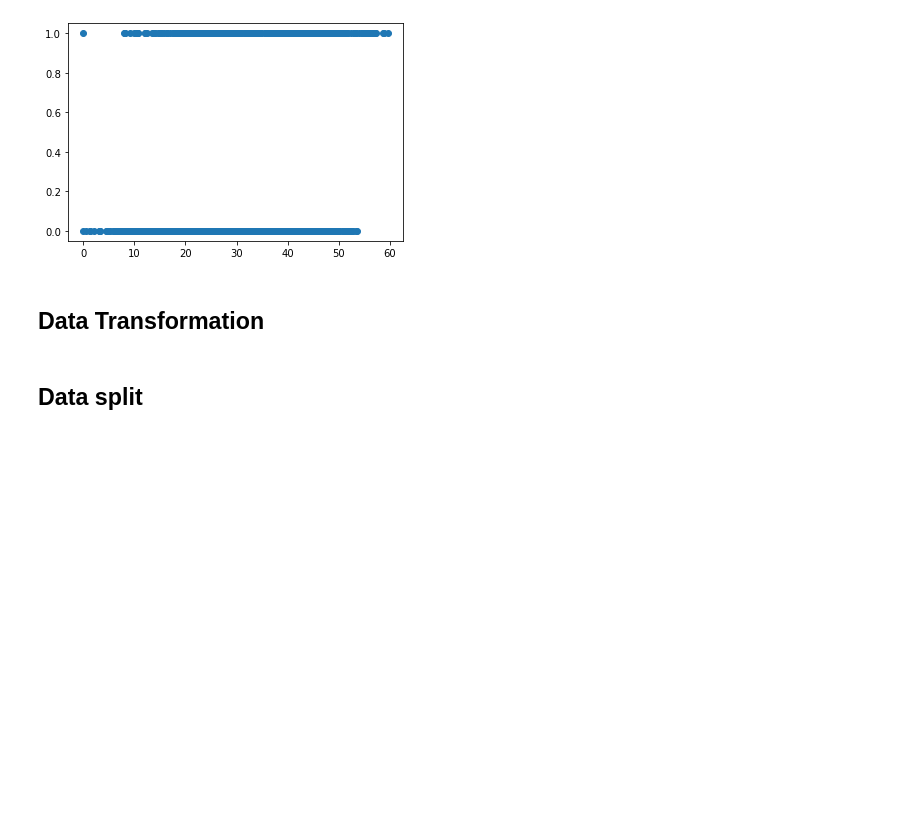
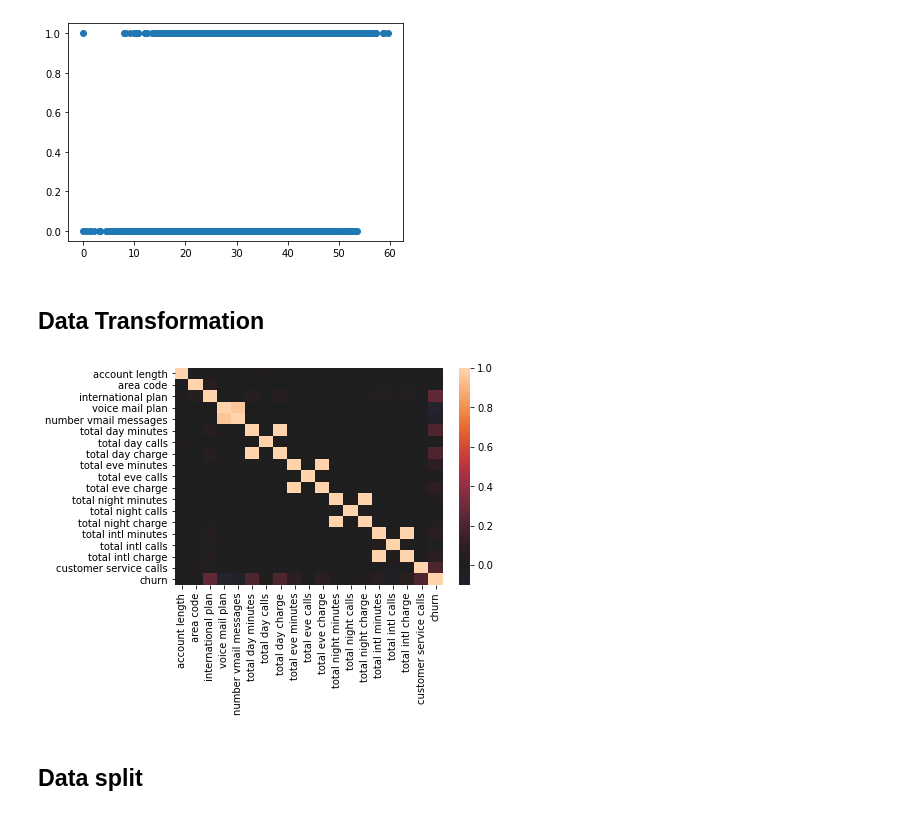
Before and after one commit to sammarder/dsc-phase-3-project, a Jupyter notebook: student.ipynb, the cells around one changed output. Cells and saved outputs as stored; diff of their text form; code cells hidden in the pictures; blank space fills up the shorter version.

```diff
--- a/student.ipynb
+++ b/student.ipynb
@@ -56,6 +56,10 @@ def plan_to_num(plan):
 # %%
 df['international plan'] = df['international plan'].apply(plan_to_num)
 df['voice mail plan'] = df['voice mail plan'].apply(plan_to_num)
+# %%
+sns.heatmap(df.drop(['state', 'phone number'], axis=1).corr(), center=0);
+# %% [output]
+[figure, added]
 # %% [markdown]
 ## Data split
 # %%
```
Also changed, not shown: parts of 9 cells of this notebook.
